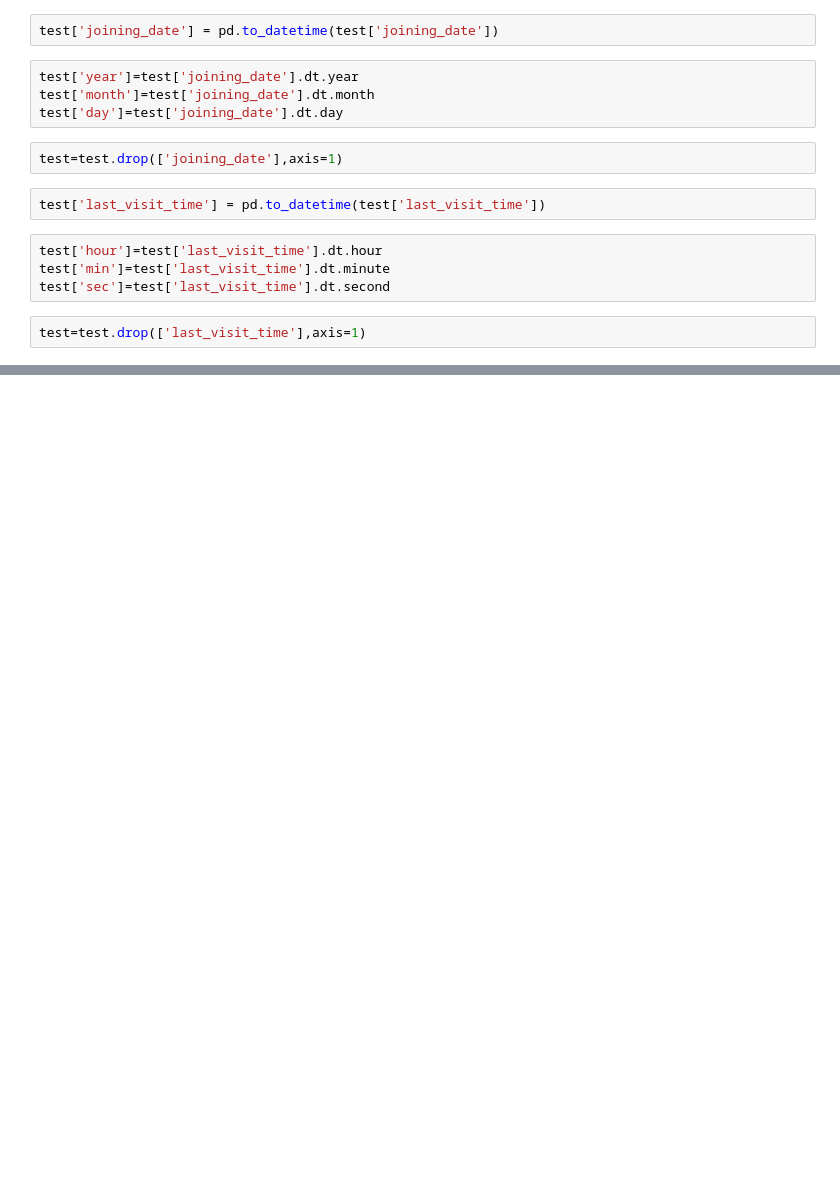
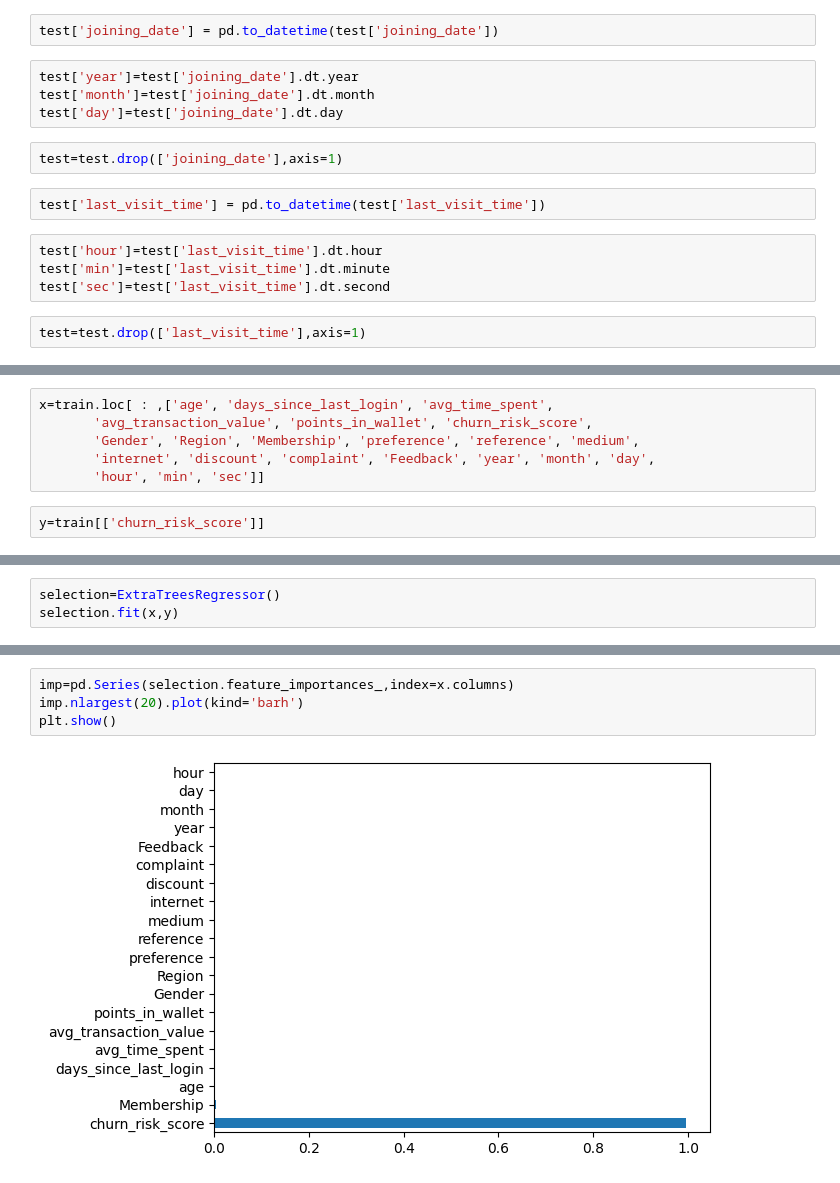
Before and after one commit to ananyadix/final-taskBDCOE, a Jupyter notebook: Untitled3.ipynb, the cells around one changed output, grey strips where cells are left out. Drawn from its saved outputs; the diff is of its cells as text; blank space fills up the shorter version.

```diff
--- a/Untitled3.ipynb
+++ b/Untitled3.ipynb
@@ -446,0 +475,8 @@ memory usage: 2.2 MB
+# %%
+x=train.loc[ : ,['age', 'days_since_last_login', 'avg_time_spent',
+       'avg_transaction_value', 'points_in_wallet', 'churn_risk_score',
+       'Gender', 'Region', 'Membership', 'preference', 'reference', 'medium',
+       'internet', 'discount', 'complaint', 'Feedback', 'year', 'month', 'day',
+       'hour', 'min', 'sec']]
+# %%
+y=train[['churn_risk_score']]
@@ -446,0 +502,3 @@ memory usage: 2.2 MB
+# %%
+selection=ExtraTreesRegressor()
+selection.fit(x,y)
@@ -446,0 +514,6 @@ memory usage: 2.2 MB
+# %%
+imp=pd.Series(selection.feature_importances_,index=x.columns)
+imp.nlargest(20).plot(kind='barh')
+plt.show()
+# %% [output]
+[figure, added]
```
Also changed, not shown: parts of 40 cells of this notebook.
